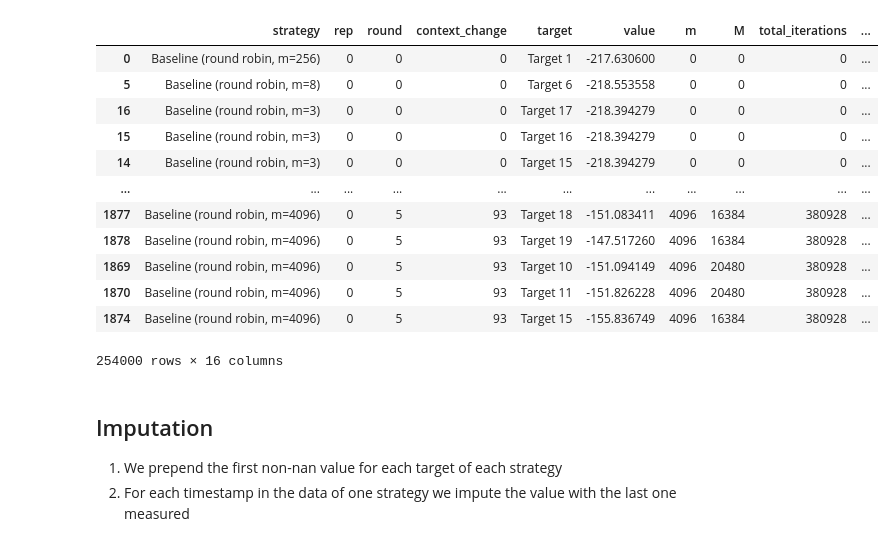
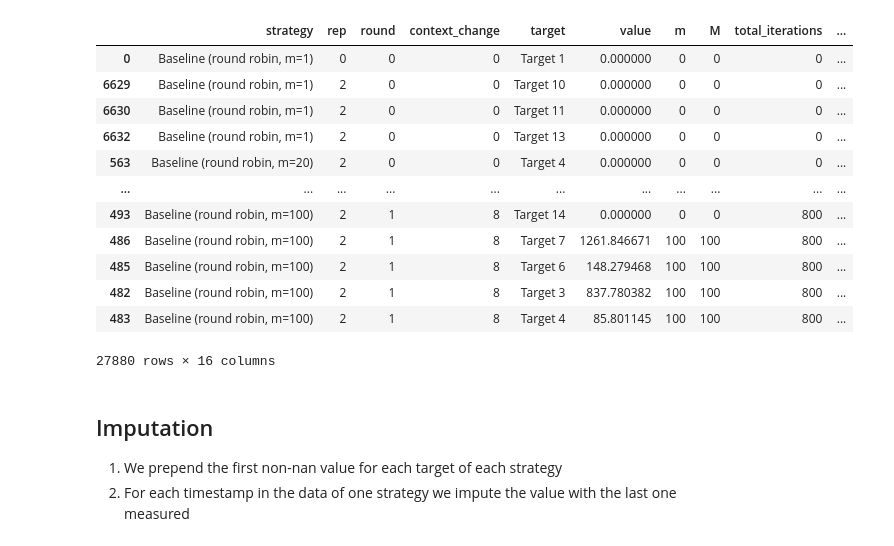
Before and after one commit to heymarco/anygrad, a Jupyter notebook: plotting/evaluate_autoencoder.ipynb, the cells around one changed output. Saved outputs shown, nothing was run; the diff lists cells and outputs as text; code cells hidden in the pictures.

```diff
--- a/plotting/evaluate_autoencoder.ipynb
+++ b/plotting/evaluate_autoencoder.ipynb
@@ -13,31 +13,31 @@ mpl.rc('font', family='serif')
 
 from src.utils import load_all_csv_in_dir
 # %%
-target_dir = "conv_anygrad"
+target_dir = "gmm_anygrad"
 data_dir = os.path.join("..", "PythonAnygrad", "save", target_dir)
 data = load_all_csv_in_dir(data_dir)
 data = data.dropna(subset=["value"]).sort_values(by="total_iterations")
 
 strategies = np.unique(data["strategy"])
 targets = np.unique(data["target"])
 num_strategies = len(strategies)
 num_targets = len(targets)
 data.sort_values(by="total_time", inplace=True)
 data
 # %% [output]
 |  | strategy | rep | round | context_change | target | value | m | M | total_iterations | ... |
-| 0 | Baseline (round robin, m=256) | 0 | 0 | 0 | Target 1 | -217.630600 | 0 | 0 | 0 | ... |
-| 5 | Baseline (round robin, m=8) | 0 | 0 | 0 | Target 6 | -218.553558 | 0 | 0 | 0 | ... |
-| 16 | Baseline (round robin, m=3) | 0 | 0 | 0 | Target 17 | -218.394279 | 0 | 0 | 0 | ... |
-| 15 | Baseline (round robin, m=3) | 0 | 0 | 0 | Target 16 | -218.394279 | 0 | 0 | 0 | ... |
-| 14 | Baseline (round robin, m=3) | 0 | 0 | 0 | Target 15 | -218.394279 | 0 | 0 | 0 | ... |
+| 0 | Baseline (round robin, m=1) | 0 | 0 | 0 | Target 1 | 0.000000 | 0 | 0 | 0 | ... |
+| 6629 | Baseline (round robin, m=1) | 2 | 0 | 0 | Target 10 | 0.000000 | 0 | 0 | 0 | ... |
+| 6630 | Baseline (round robin, m=1) | 2 | 0 | 0 | Target 11 | 0.000000 | 0 | 0 | 0 | ... |
+| 6632 | Baseline (round robin, m=1) | 2 | 0 | 0 | Target 13 | 0.000000 | 0 | 0 | 0 | ... |
+| 563 | Baseline (round robin, m=20) | 2 | 0 | 0 | Target 4 | 0.000000 | 0 | 0 | 0 | ... |
 | ... | ... | ... | ... | ... | ... | ... | ... | ... | ... | ... |
-| 1877 | Baseline (round robin, m=4096) | 0 | 5 | 93 | Target 18 | -151.083411 | 4096 | 16384 | 380928 | ... |
-| 1878 | Baseline (round robin, m=4096) | 0 | 5 | 93 | Target 19 | -147.517260 | 4096 | 16384 | 380928 | ... |
-| 1869 | Baseline (round robin, m=4096) | 0 | 5 | 93 | Target 10 | -151.094149 | 4096 | 20480 | 380928 | ... |
-| 1870 | Baseline (round robin, m=4096) | 0 | 5 | 93 | Target 11 | -151.826228 | 4096 | 20480 | 380928 | ... |
-| 1874 | Baseline (round robin, m=4096) | 0 | 5 | 93 | Target 15 | -155.836749 | 4096 | 16384 | 380928 | ... |
+| 493 | Baseline (round robin, m=100) | 2 | 1 | 8 | Target 14 | 0.000000 | 0 | 0 | 800 | ... |
+| 486 | Baseline (round robin, m=100) | 2 | 1 | 8 | Target 7 | 1261.846671 | 100 | 100 | 800 | ... |
+| 485 | Baseline (round robin, m=100) | 2 | 1 | 8 | Target 6 | 148.279468 | 100 | 100 | 800 | ... |
+| 482 | Baseline (round robin, m=100) | 2 | 1 | 8 | Target 3 | 837.780382 | 100 | 100 | 800 | ... |
+| 483 | Baseline (round robin, m=100) | 2 | 1 | 8 | Target 4 | 85.801145 | 100 | 100 | 800 | ... |
-254000 rows × 16 columns
+27880 rows × 16 columns
 # %% [markdown]
 ## Imputation
 
```
Also changed, not shown: parts of 10 cells of this notebook, 5 other files.
